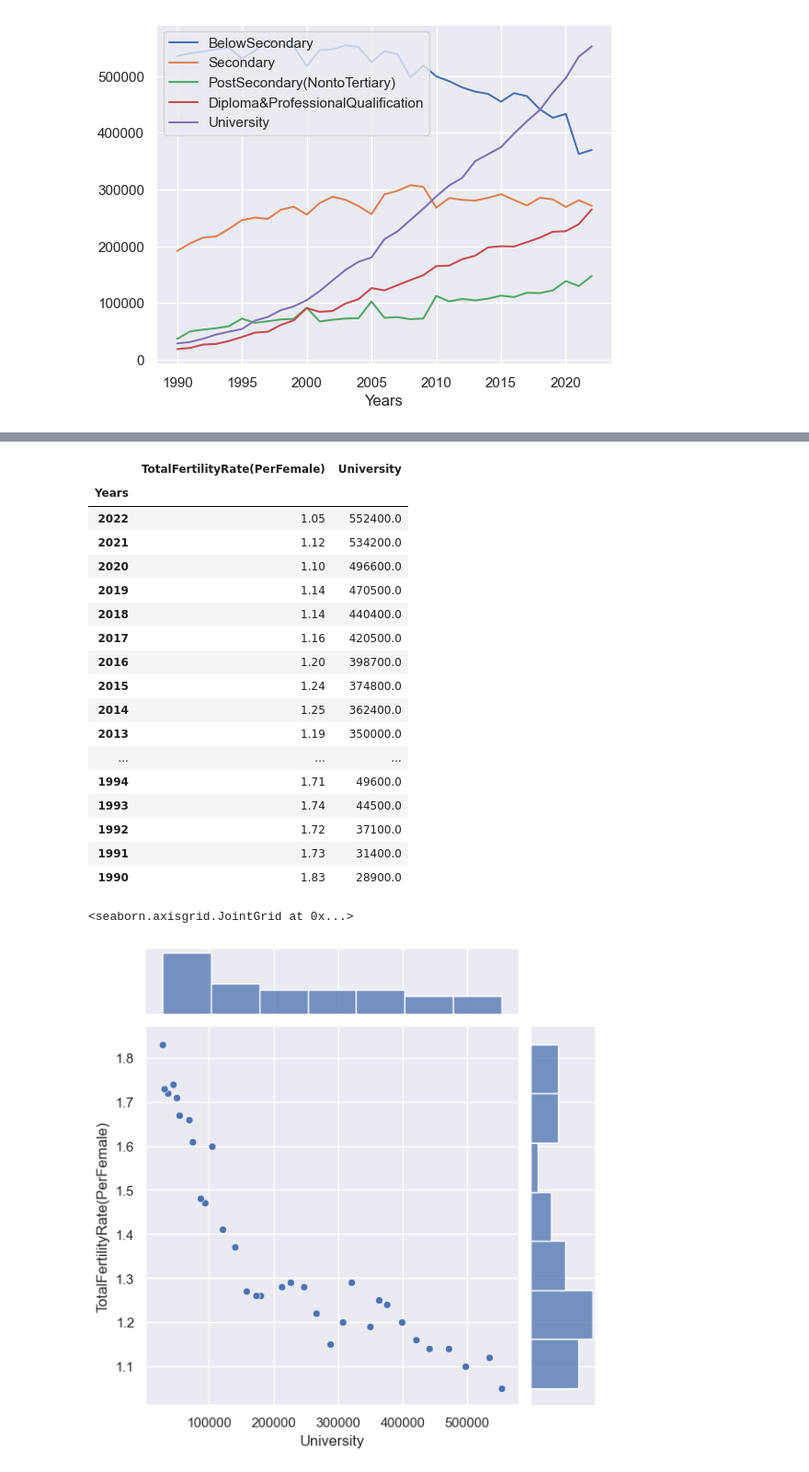
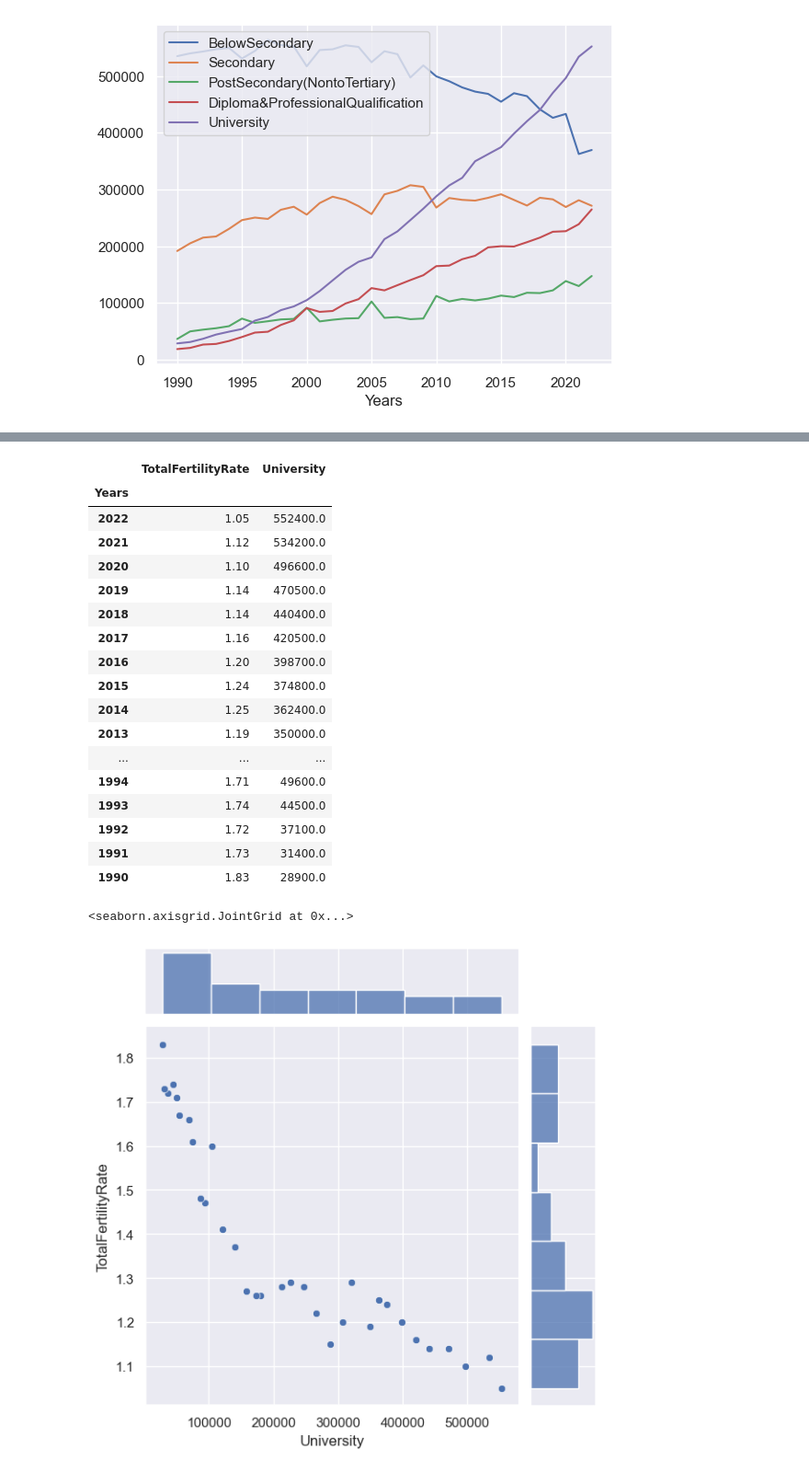
Before and after one commit to whoismanoj/Team1-SC1015_FertilityRate, a Jupyter notebook: SC1015 Part 2 Exploratory Data Analysis.ipynb, the cells around one changed output, grey strips where cells are left out. Shown: that part at 92% size. Cells and saved outputs as stored; diff of their text form; code cells hidden in the pictures.

```diff
--- a/SC1015 Part 2 Exploratory Data Analysis.ipynb
+++ b/SC1015 Part 2 Exploratory Data Analysis.ipynb
@@ -73,5 +73,5 @@ plt.show()
 # %%
-Fertility = pd.DataFrame(edu_data['TotalFertilityRate(PerFemale)'])
+Fertility = pd.DataFrame(edu_data['TotalFertilityRate'])
 BelowSecondary = pd.DataFrame(edu_data['BelowSecondary'])
 Secondary = pd.DataFrame(edu_data['Secondary'])
 PostSecondary = pd.DataFrame({
@@ -114,7 +114,7 @@ sb.violinplot(data = University, orient = "h",ax = axes[4,2])
 jointDF = pd.concat([Fertility, University], axis = 1)
 jointDF
 # %% [output]
-|  | TotalFertilityRate(PerFemale) | University |
+|  | TotalFertilityRate | University |
 | Years |  |  |
 | 2022 | 1.05 | 552400.0 |
 | 2021 | 1.12 | 534200.0 |
@@ -133,10 +133,10 @@ jointDF
 | 1991 | 1.73 | 31400.0 |
 | 1990 | 1.83 | 28900.0 |
 # %%
-sb.jointplot(data = jointDF, x = "University", y = "TotalFertilityRate(PerFemale)", sizes=(10, 100))
+sb.jointplot(data = jointDF, x = "University", y = "TotalFertilityRate", sizes=(10, 100))
 # %% [output]
 <seaborn.axisgrid.JointGrid at 0x...>
-[figure, old version]
+[figure, new version]
 # %%
 CoL_data = pd.read_pickle('CoLFactor.pickle')
 CoL_data
```
Also changed, not shown: parts of 10 cells of this notebook.
